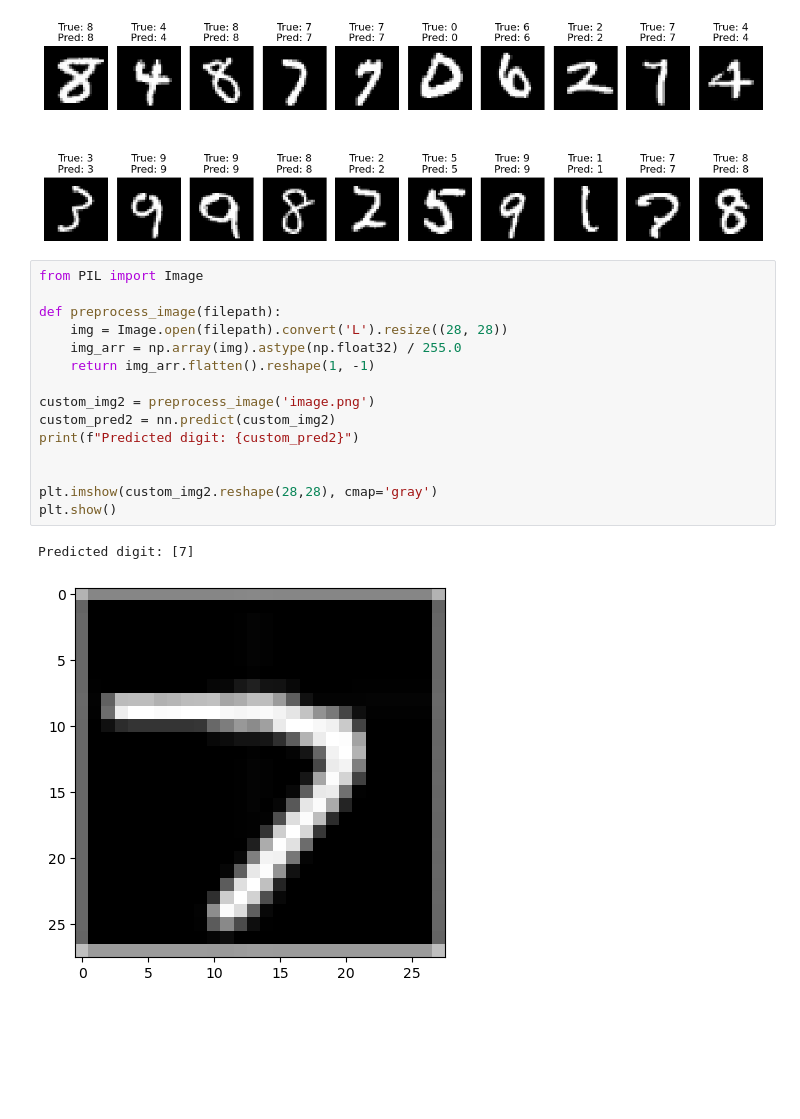
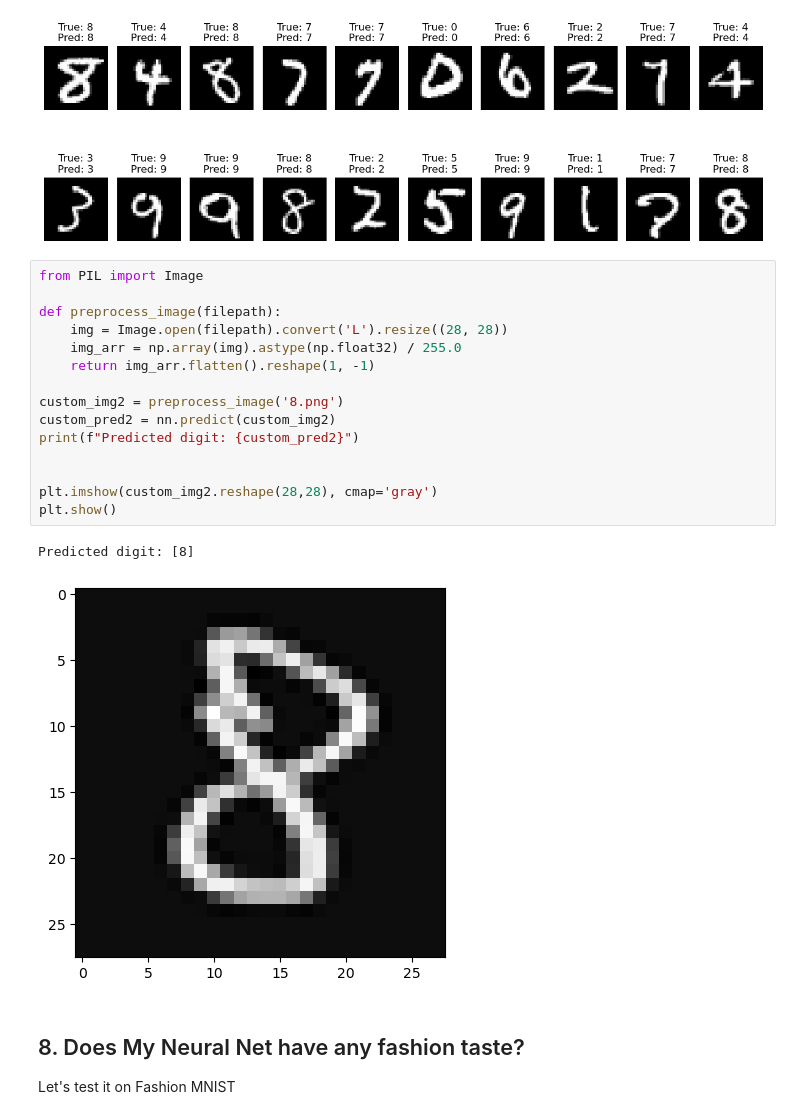
Before and after one commit to GunDalf101/ML_from_scratch, a Jupyter notebook: neural_network/demo.ipynb, the cells around one changed output. Saved outputs shown, nothing was run; the diff lists cells and outputs as text; blank space fills up the shorter version.

```diff
--- a/neural_network/demo.ipynb
+++ b/neural_network/demo.ipynb
@@ -613,18 +613,22 @@ plot_predictions(X_test, y_test, y_pred)
 # %%
 from PIL import Image
 
 def preprocess_image(filepath):
     img = Image.open(filepath).convert('L').resize((28, 28))
     img_arr = np.array(img).astype(np.float32) / 255.0
     return img_arr.flatten().reshape(1, -1)
 
-custom_img2 = preprocess_image('image.png')
+custom_img2 = preprocess_image('8.png')
 custom_pred2 = nn.predict(custom_img2)
 print(f"Predicted digit: {custom_pred2}")
 
 
 plt.imshow(custom_img2.reshape(28,28), cmap='gray')
 plt.show()
 # %% [output]
-Predicted digit: [7]
+Predicted digit: [8]
-[figure, old version]
+[figure, new version]
+# %% [markdown]
+## 8. Does My Neural Net have any fashion taste?
+
+Let's test it on Fashion MNIST
```
Also changed, not shown: parts of 4 cells of this notebook, 2 other files.
